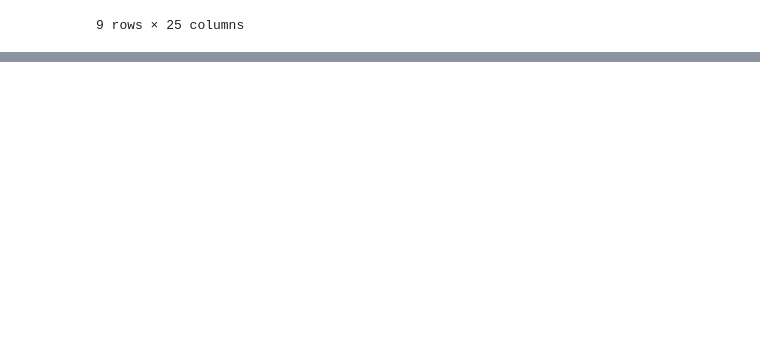
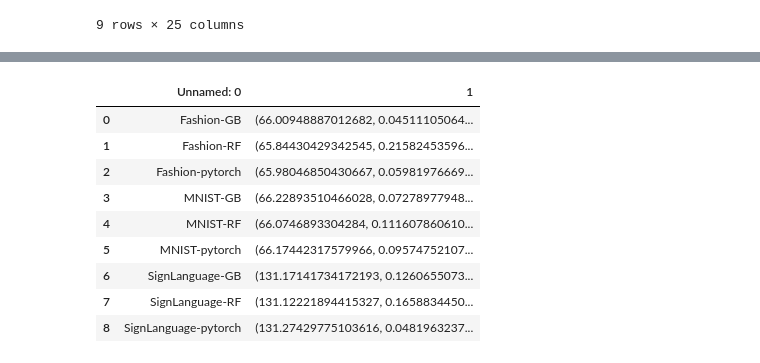
Before and after one commit to Liel-leman/Geometric-Calibrator, a Jupyter notebook: ECE_calc.ipynb, the cells around one changed output, grey strips where cells are left out. Cells and saved outputs as stored; diff of their text form; code cells hidden in the pictures; blank space fills up the shorter version.

```diff
--- a/ECE_calc.ipynb
+++ b/ECE_calc.ipynb
@@ -613,0 +616,14 @@ df
+# %%
+df=pd.read_csv("Kmeans1_time_df.csv")
+df
+# %% [output]
+|  | Unnamed: 0 | 1 |
+| 0 | Fashion-GB | (66.00948887012682, 0.04511105064... |
+| 1 | Fashion-RF | (65.84430429342545, 0.21582453596... |
+| 2 | Fashion-pytorch | (65.98046850430667, 0.05981976669... |
+| 3 | MNIST-GB | (66.22893510466028, 0.07278977948... |
+| 4 | MNIST-RF | (66.0746893304284, 0.111607860610... |
+| 5 | MNIST-pytorch | (66.17442317579966, 0.09574752107... |
+| 6 | SignLanguage-GB | (131.17141734172193, 0.1260655073... |
+| 7 | SignLanguage-RF | (131.12221894415327, 0.1658834450... |
+| 8 | SignLanguage-pytorch | (131.27429775103616, 0.0481963237... |
```
Also changed, not shown: parts of 5 cells of this notebook, 3 other files.
